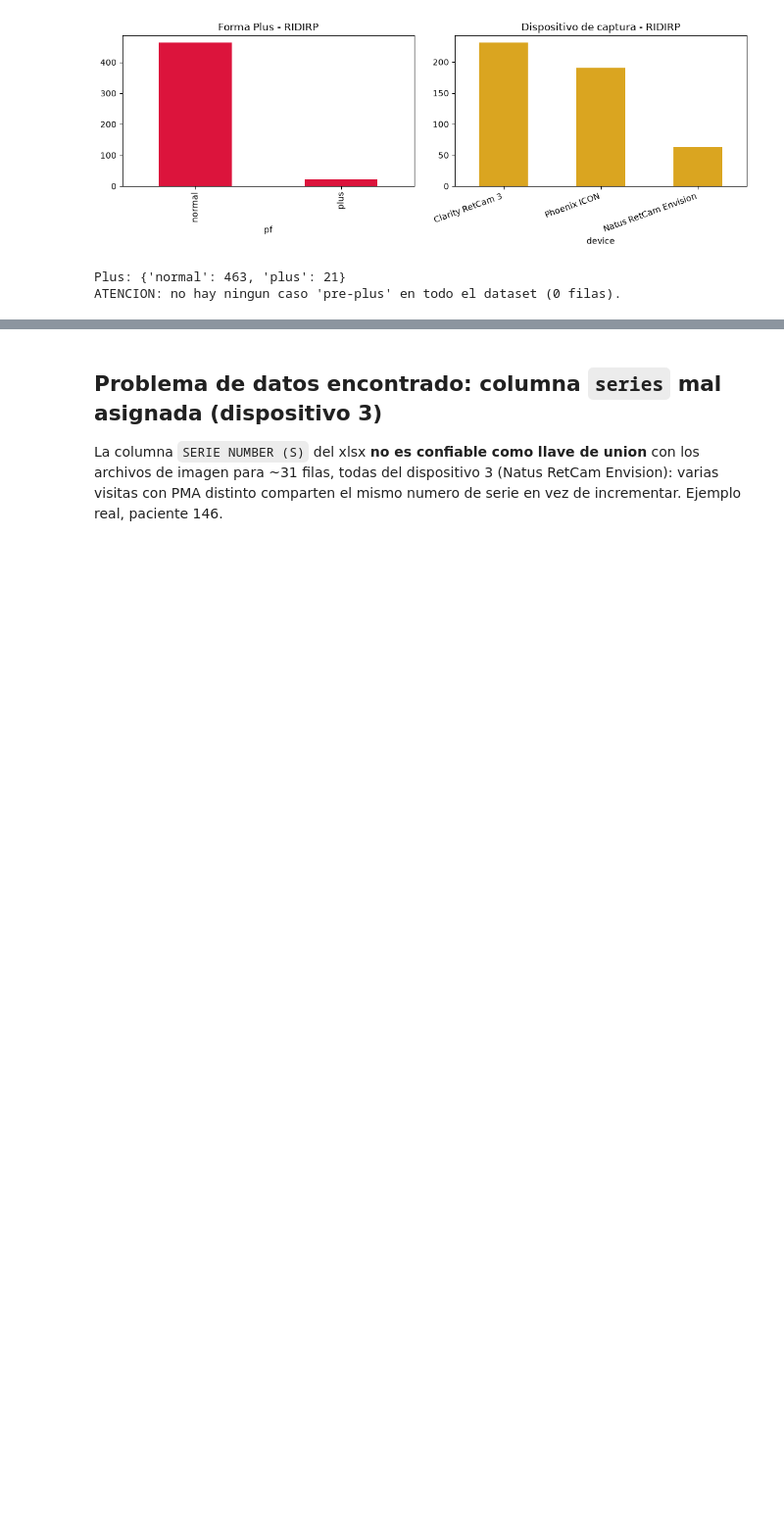
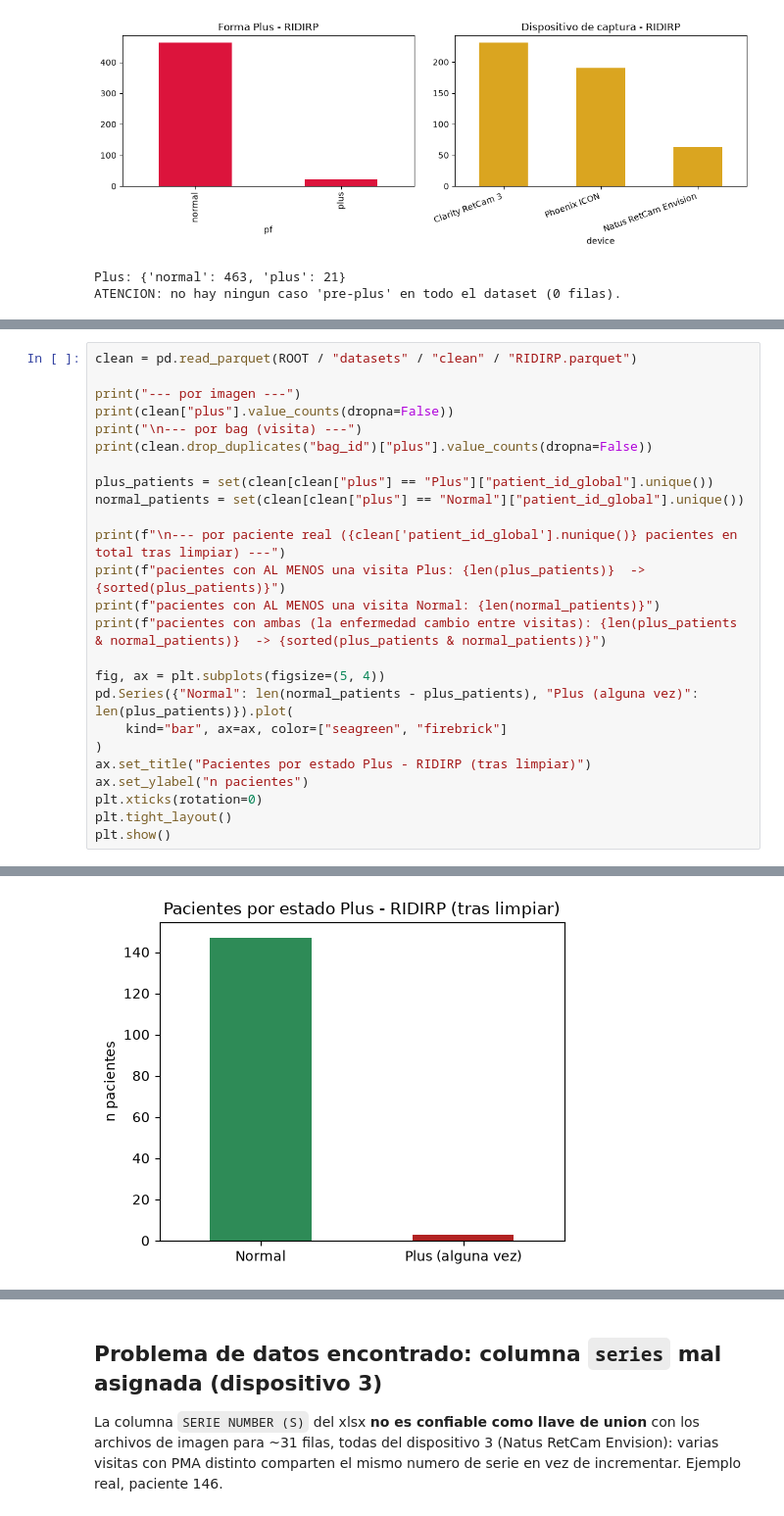
Before and after one commit to JuanSho780/ROP_paper, a Jupyter notebook: system/eda/eda_ridirp.ipynb, the cells around one changed output, grey strips where cells are left out. Shown at 98% size. Saved outputs shown, nothing was run; the diff lists cells and outputs as text; blank space fills up the shorter version.

Commit message:
fix: complete RIDIRP EDA and document decisions

```diff
--- a/system/eda/eda_ridirp.ipynb
+++ b/system/eda/eda_ridirp.ipynb
@@ -228,0 +340,26 @@ ATENCION: no hay ningun caso 'pre-plus' en todo el dataset (0 filas).
+# %%
+clean = pd.read_parquet(ROOT / "datasets" / "clean" / "RIDIRP.parquet")
+
+print("--- por imagen ---")
+print(clean["plus"].value_counts(dropna=False))
+print("\n--- por bag (visita) ---")
+print(clean.drop_duplicates("bag_id")["plus"].value_counts(dropna=False))
+
+plus_patients = set(clean[clean["plus"] == "Plus"]["patient_id_global"].unique())
+normal_patients = set(clean[clean["plus"] == "Normal"]["patient_id_global"].unique())
+
+print(f"\n--- por paciente real ({clean['patient_id_global'].nunique()} pacientes en total tras limpiar) ---")
+print(f"pacientes con AL MENOS una visita Plus: {len(plus_patients)}  -> {sorted(plus_patients)}")
+print(f"pacientes con AL MENOS una visita Normal: {len(normal_patients)}")
+print(f"pacientes con ambas (la enfermedad cambio entre visitas): {len(plus_patients & normal_patients)}  -> {sorted(plus_patients & normal_patients)}")
+
+fig, ax = plt.subplots(figsize=(5, 4))
+pd.Series({"Normal": len(normal_patients - plus_patients), "Plus (alguna vez)": len(plus_patients)}).plot(
+    kind="bar", ax=ax, color=["seagreen", "firebrick"]
+)
+ax.set_title("Pacientes por estado Plus - RIDIRP (tras limpiar)")
+ax.set_ylabel("n pacientes")
+plt.xticks(rotation=0)
+plt.tight_layout()
+plt.show()
+# %% [output]
@@ -228,0 +382 @@ ATENCION: no hay ningun caso 'pre-plus' en todo el dataset (0 filas).
+[figure, added]
```
Also changed, not shown: parts of 18 cells of this notebook, 3 other files.
